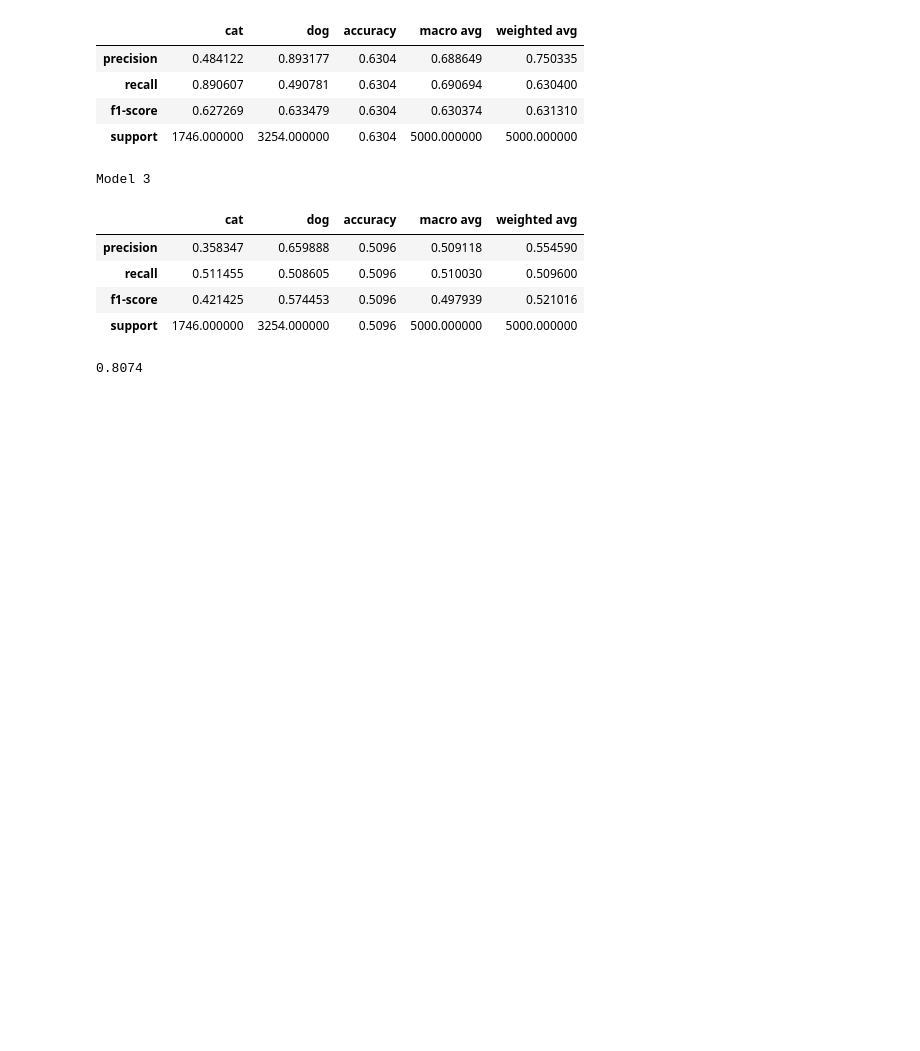
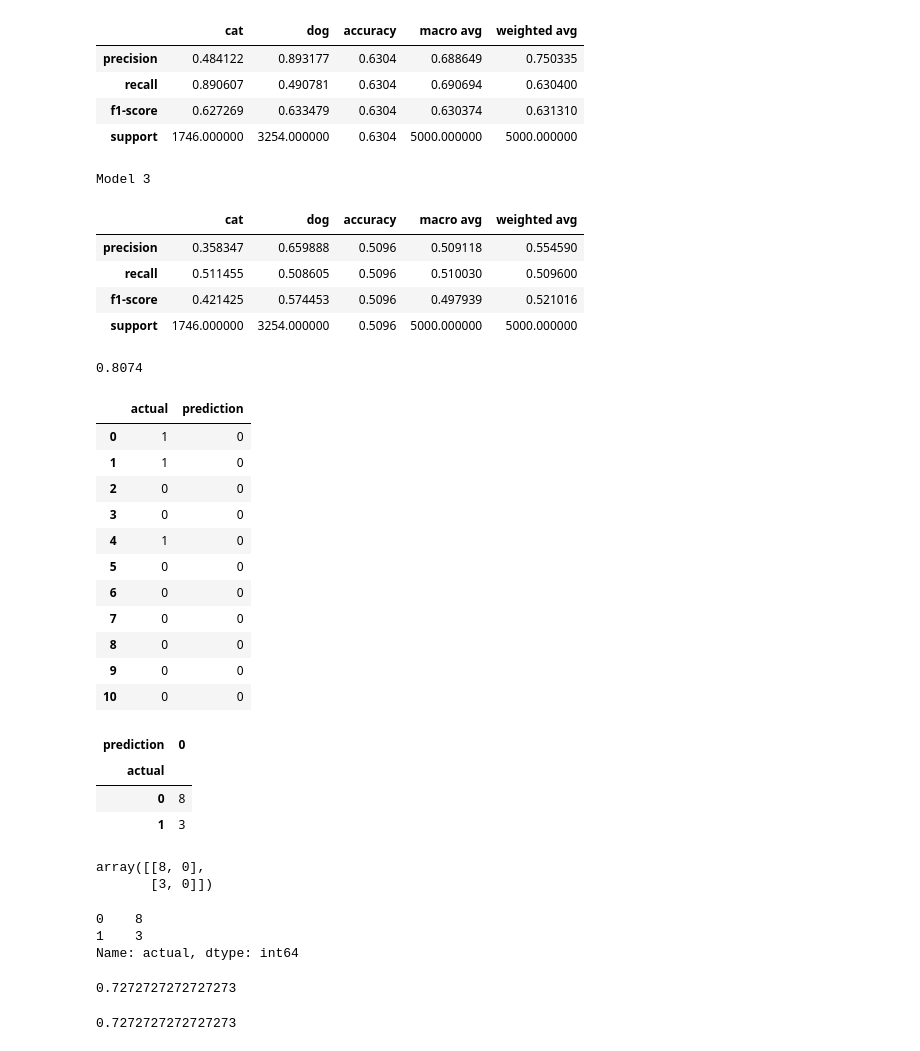
Before and after one commit to allantestaten/classification-exercises, a Jupyter notebook: model_evaluation_exercises.ipynb, the cells around one changed output. Saved outputs shown, nothing was run; the diff lists cells and outputs as text; code cells hidden in the pictures; blank space fills up the shorter version.

```diff
--- a/model_evaluation_exercises.ipynb
+++ b/model_evaluation_exercises.ipynb
@@ -486,3 +511,44 @@ from sklearn.metrics import accuracy_score
 accuracy_score(df.actual, df.model1)
 # %% [output]
 0.8074
+# %%
+import pandas as pd
+from sklearn.metrics import confusion_matrix
+
+df = pd.DataFrame({
+    'actual': [1, 1, 0, 0, 1, 0, 0, 0, 0, 0, 0],
+    'prediction': [0, 0, 0, 0, 0, 0, 0, 0, 0, 0, 0],
+})
+df
+# %% [output]
+|  | actual | prediction |
+| 0 | 1 | 0 |
+| 1 | 1 | 0 |
+| 2 | 0 | 0 |
+| 3 | 0 | 0 |
+| 4 | 1 | 0 |
+| 5 | 0 | 0 |
+| 6 | 0 | 0 |
+| 7 | 0 | 0 |
+| 8 | 0 | 0 |
+| 9 | 0 | 0 |
+| 10 | 0 | 0 |
+# %%
+pd.crosstab(df.actual, df.prediction)
+# %% [output]
+| prediction | 0 |
+| actual |  |
+| 0 | 8 |
+| 1 | 3 |
+# %%
+confusion_matrix(df.actual, df.prediction,
+                 labels = (0, 1))
+# %% [output]
+array([[8, 0],
+       [3, 0]])
+# %%
+df.actual.value_counts()
+# %% [output]
+0    8
+1    3
+Name: actual, dtype: int64
@@ -488,0 +557,15 @@ accuracy_score(df.actual, df.model1)
+# %%
+
+baseline_accuracy = (df.baseline_prediction == df.actual).mean()
+
+baseline_accuracy
+# %% [output]
+0.7272727272727273
+# %%
+
+model_recall = (subset.prediction == subset.actual).mean()
+
+baseline_recall = (subset.baseline_prediction == subset.actual).mean()
+baseline_recall
+# %% [output]
+0.7272727272727273
```
Also changed, not shown: parts of 8 cells of this notebook, 17 other files.
